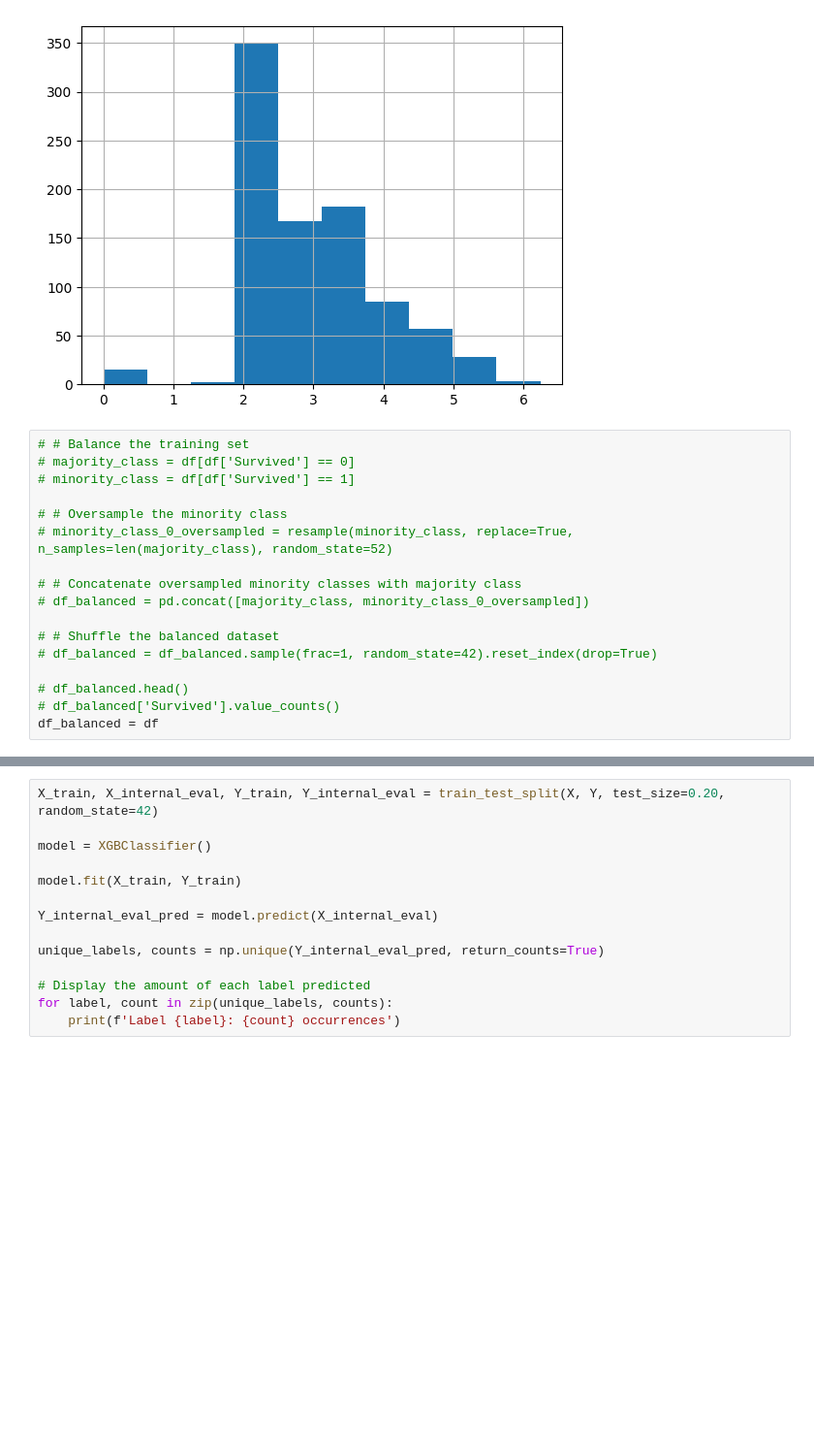
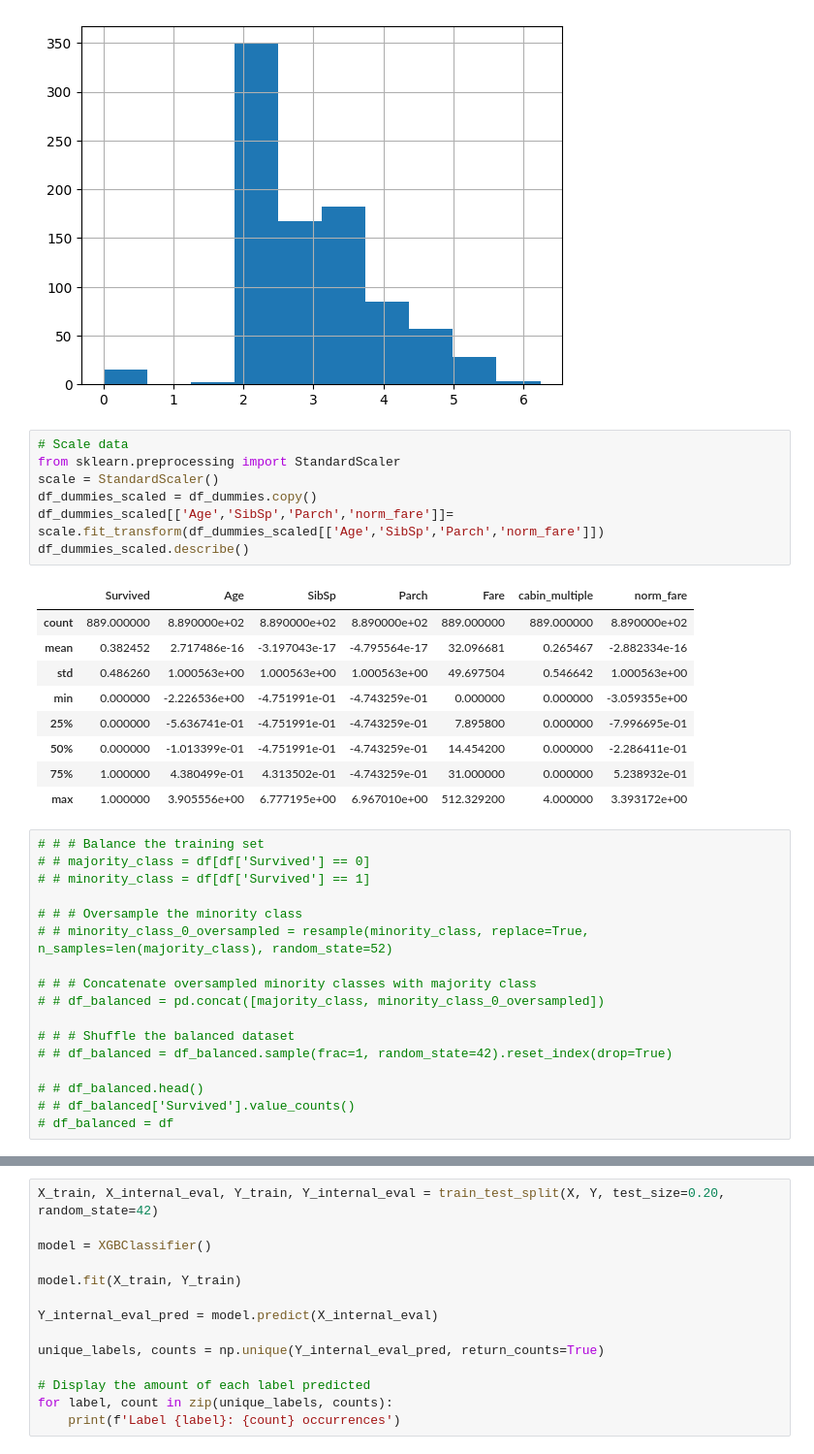
Before and after one commit to Epoxyra/Titanic-survival-prediction, a Jupyter notebook: titanic.ipynb, the cells around one changed output, grey strips where cells are left out. Shown at 97% size. Drawn from its saved outputs; the diff is of its cells as text; blank space fills up the shorter version.

```diff
--- a/titanic.ipynb
+++ b/titanic.ipynb
@@ -219,21 +219,38 @@ df.Pclass = df.Pclass.astype(str)
 df_dummies = pd.get_dummies(df)
 # %% [output]
 [figure]
+# %%
+# Scale data
+from sklearn.preprocessing import StandardScaler
+scale = StandardScaler()
+df_dummies_scaled = df_dummies.copy()
+df_dummies_scaled[['Age','SibSp','Parch','norm_fare']]= scale.fit_transform(df_dummies_scaled[['Age','SibSp','Parch','norm_fare']])
+df_dummies_scaled.describe()
+# %% [output]
+|  | Survived | Age | SibSp | Parch | Fare | cabin_multiple | norm_fare |
+| count | 889.000000 | 8.890000e+02 | 8.890000e+02 | 8.890000e+02 | 889.000000 | 889.000000 | 8.890000e+02 |
+| mean | 0.382452 | 2.717486e-16 | -3.197043e-17 | -4.795564e-17 | 32.096681 | 0.265467 | -2.882334e-16 |
+| std | 0.486260 | 1.000563e+00 | 1.000563e+00 | 1.000563e+00 | 49.697504 | 0.546642 | 1.000563e+00 |
+| min | 0.000000 | -2.226536e+00 | -4.751991e-01 | -4.743259e-01 | 0.000000 | 0.000000 | -3.059355e+00 |
+| 25% | 0.000000 | -5.636741e-01 | -4.751991e-01 | -4.743259e-01 | 7.895800 | 0.000000 | -7.996695e-01 |
+| 50% | 0.000000 | -1.013399e-01 | -4.751991e-01 | -4.743259e-01 | 14.454200 | 0.000000 | -2.286411e-01 |
+| 75% | 1.000000 | 4.380499e-01 | 4.313502e-01 | -4.743259e-01 | 31.000000 | 0.000000 | 5.238932e-01 |
+| max | 1.000000 | 3.905556e+00 | 6.777195e+00 | 6.967010e+00 | 512.329200 | 4.000000 | 3.393172e+00 |
 # %%
-# # Balance the training set
-# majority_class = df[df['Survived'] == 0]
-# minority_class = df[df['Survived'] == 1]
+# # # Balance the training set
+# # majority_class = df[df['Survived'] == 0]
+# # minority_class = df[df['Survived'] == 1]
 
-# # Oversample the minority class
-# minority_class_0_oversampled = resample(minority_class, replace=True, n_samples=len(majority_class), random_state=52)
+# # # Oversample the minority class
+# # minority_class_0_oversampled = resample(minority_class, replace=True, n_samples=len(majority_class), random_state=52)
 
-# # Concatenate oversampled minority classes with majority class
-# df_balanced = pd.concat([majority_class, minority_class_0_oversampled])
+# # # Concatenate oversampled minority classes with majority class
+# # df_balanced = pd.concat([majority_class, minority_class_0_oversampled])
 
-# # Shuffle the balanced dataset
-# df_balanced = df_balanced.sample(frac=1, random_state=42).reset_index(drop=True)
+# # # Shuffle the balanced dataset
+# # df_balanced = df_balanced.sample(frac=1, random_state=42).reset_index(drop=True)
 
-# df_balanced.head()
-# df_balanced['Survived'].value_counts()
-df_balanced = df
+# # df_balanced.head()
+# # df_balanced['Survived'].value_counts()
+# df_balanced = df
 # %%
```
Also changed, not shown: parts of 24 cells of this notebook, 2 other files.
